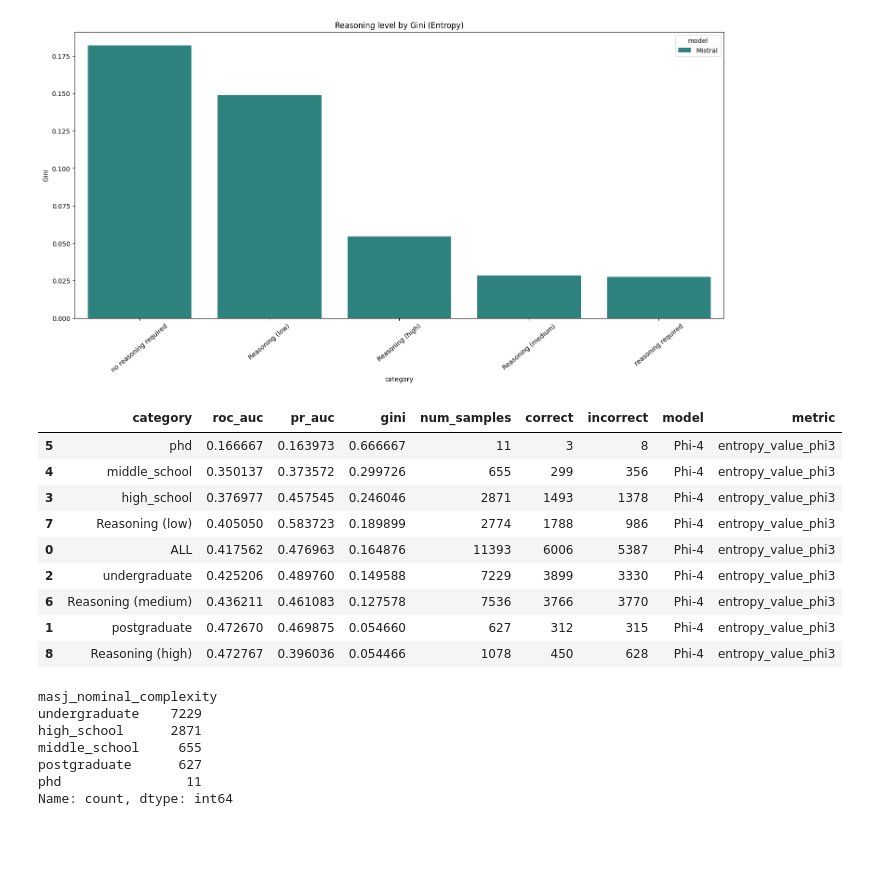
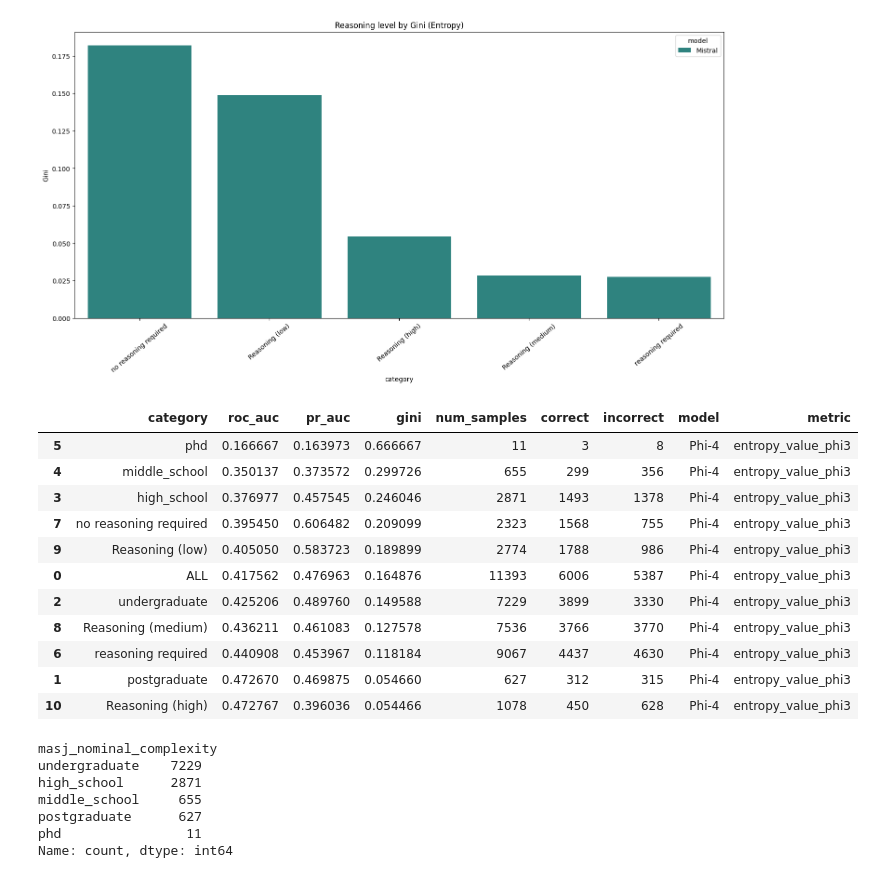
Before and after one commit to LabARSS/question-complextiy-estimation, a Jupyter notebook: notebooks/roc_auc.ipynb, the cells around one changed output. Drawn from its saved outputs; the diff is of its cells as text; code cells hidden in the pictures; blank space fills up the shorter version.

```diff
--- a/notebooks/roc_auc.ipynb
+++ b/notebooks/roc_auc.ipynb
@@ -375,45 +375,69 @@ def evaluate_question_model(df, model_name, target_col, score_col):
             }
         )
 
+    # По ризонингу (да/нет)
+    for requires_reasoning in df["masj_requires_reasoning"].unique():
+        df_cat = df[df["masj_requires_reasoning"] == requires_reasoning]
+        if len(df_cat) < 10:  # Пропустить категории с <10 примерами
+            continue
+
+        metrics = calculate_metrics(df_cat[target_col], df_cat[score_col])
+
+        results.append(
+            {
+                "category": "reasoning required" if requires_reasoning == "yes" else "no reasoning required",
+                "roc_auc": metrics["roc_auc"],
+                "pr_auc": metrics["pr_auc"],
+                "gini": metrics["gini"],
+                "num_samples": len(df_cat),
+                "correct": df_cat[target_col].sum(),
+                "incorrect": len(df_cat) - df_cat[target_col].sum(),
+                "model": model_name,
+                "metric": score_col,
+            }
+        )
+
     # По ризонингу (с уровнями сложности)
     for reasoning_steps in df["masj_num_reasoning_steps"].unique():
         df_cat = df[df["masj_num_reasoning_steps"] == reasoning_steps]
         if len(df_cat) < 10:  # Пропустить категории с <10 примерами
             continue
 
         metrics = calculate_metrics(df_cat[target_col], df_cat[score_col])
 
         results.append(
             {
                 "category": f"Reasoning ({reasoning_steps})",
                 "roc_auc": metrics["roc_auc"],
                 "pr_auc": metrics["pr_auc"],
                 "gini": metrics["gini"],
                 "num_samples": len(df_cat),
                 "correct": df_cat[target_col].sum(),
                 "incorrect": len(df_cat) - df_cat[target_col].sum(),
                 "model": model_name,
                 "metric": score_col,
             }
         )
 
     return pd.DataFrame(results)
 
 
 evaluate_question_model(mmlu_df, "Phi-4", "entropy_ans_correct_phi3", "entropy_value_phi3").sort_values(
     by="gini", ascending=False
 )
 # %% [output]
 |  | category | roc_auc | pr_auc | gini | num_samples | correct | incorrect | model | metric |
 | 5 | phd | 0.166667 | 0.163973 | 0.666667 | 11 | 3 | 8 | Phi-4 | entropy_value_phi3 |
 | 4 | middle_school | 0.350137 | 0.373572 | 0.299726 | 655 | 299 | 356 | Phi-4 | entropy_value_phi3 |
 | 3 | high_school | 0.376977 | 0.457545 | 0.246046 | 2871 | 1493 | 1378 | Phi-4 | entropy_value_phi3 |
-| 7 | Reasoning (low) | 0.405050 | 0.583723 | 0.189899 | 2774 | 1788 | 986 | Phi-4 | entropy_value_phi3 |
+| 7 | no reasoning required | 0.395450 | 0.606482 | 0.209099 | 2323 | 1568 | 755 | Phi-4 | entropy_value_phi3 |
+| 9 | Reasoning (low) | 0.405050 | 0.583723 | 0.189899 | 2774 | 1788 | 986 | Phi-4 | entropy_value_phi3 |
 | 0 | ALL | 0.417562 | 0.476963 | 0.164876 | 11393 | 6006 | 5387 | Phi-4 | entropy_value_phi3 |
 | 2 | undergraduate | 0.425206 | 0.489760 | 0.149588 | 7229 | 3899 | 3330 | Phi-4 | entropy_value_phi3 |
-| 6 | Reasoning (medium) | 0.436211 | 0.461083 | 0.127578 | 7536 | 3766 | 3770 | Phi-4 | entropy_value_phi3 |
+| 8 | Reasoning (medium) | 0.436211 | 0.461083 | 0.127578 | 7536 | 3766 | 3770 | Phi-4 | entropy_value_phi3 |
+| 6 | reasoning required | 0.440908 | 0.453967 | 0.118184 | 9067 | 4437 | 4630 | Phi-4 | entropy_value_phi3 |
 | 1 | postgraduate | 0.472670 | 0.469875 | 0.054660 | 627 | 312 | 315 | Phi-4 | entropy_value_phi3 |
-| 8 | Reasoning (high) | 0.472767 | 0.396036 | 0.054466 | 1078 | 450 | 628 | Phi-4 | entropy_value_phi3 |
+| 10 | Reasoning (high) | 0.472767 | 0.396036 | 0.054466 | 1078 | 450 | 628 | Phi-4 | entropy_value_phi3 |
 # %%
 category_phi = evaluate_question_model(mmlu_df, "Phi-4", "entropy_ans_correct_phi3", "entropy_value_phi3").sort_values(
     by="gini", ascending=False
```
Also changed, not shown: parts of 3 cells of this notebook.
